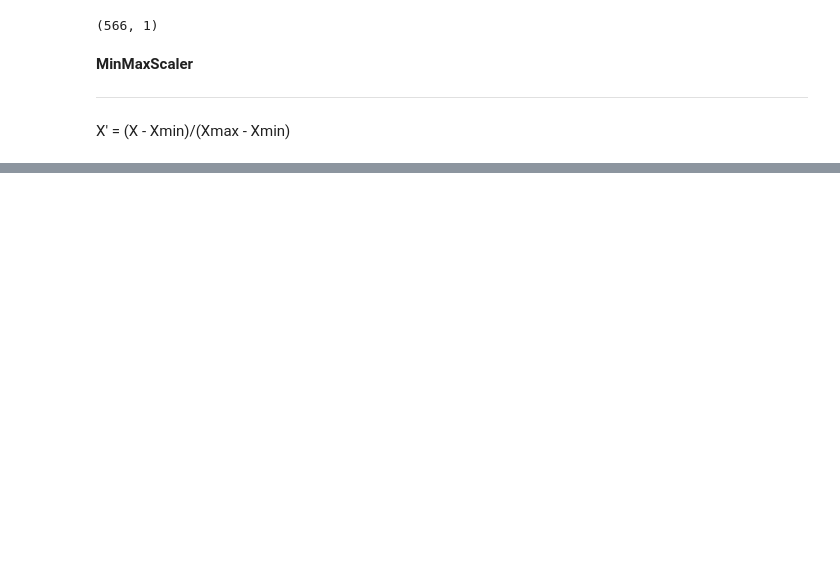
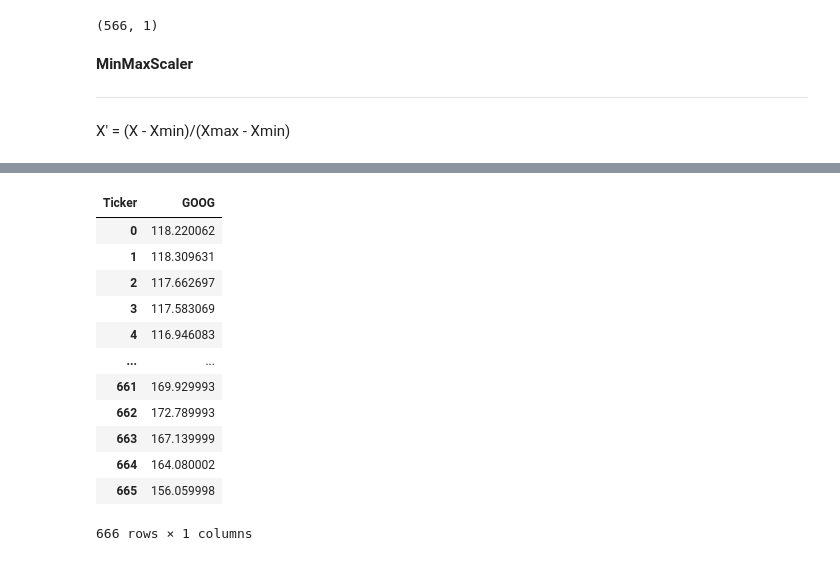
Before and after one commit to chanu0073/Stock-Price-Prediction, a Jupyter notebook: Stock_Price_Prediction.ipynb, the cells around one changed output, grey strips where cells are left out. Saved outputs shown, nothing was run; the diff lists cells and outputs as text; code cells hidden in the pictures; blank space fills up the shorter version.

```diff
--- a/Stock_Price_Prediction.ipynb
+++ b/Stock_Price_Prediction.ipynb
@@ -121,0 +230,19 @@ train_data_scaled = scaler.fit_transform(train_data)
+# %%
+past_100_days = train_data.tail(100)
+test_data = pd.concat([past_100_days, test_data], ignore_index=True)
+# %%
+test_data
+# %% [output]
+| Ticker | GOOG |
+| 0 | 118.220062 |
+| 1 | 118.309631 |
+| 2 | 117.662697 |
+| 3 | 117.583069 |
+| 4 | 116.946083 |
+| ... | ... |
+| 661 | 169.929993 |
+| 662 | 172.789993 |
+| 663 | 167.139999 |
+| 664 | 164.080002 |
+| 665 | 156.059998 |
+666 rows × 1 columns
```
Also changed, not shown: parts of 28 cells of this notebook.
